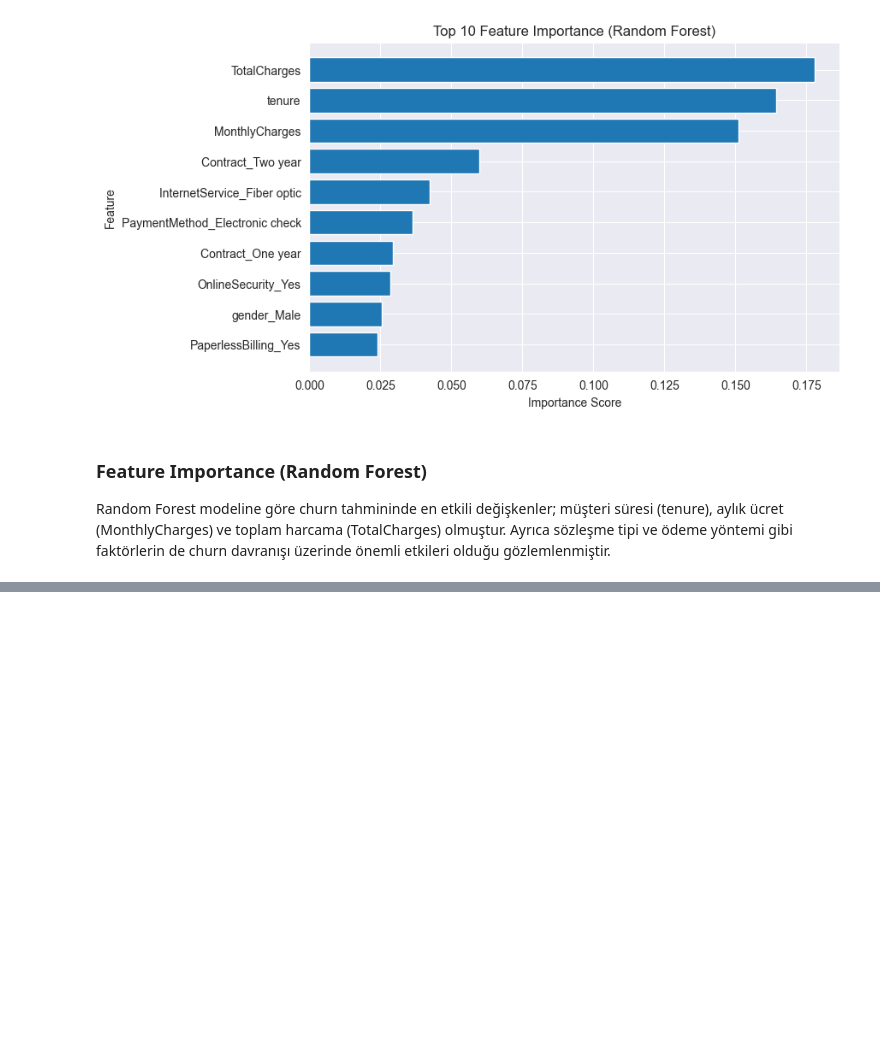
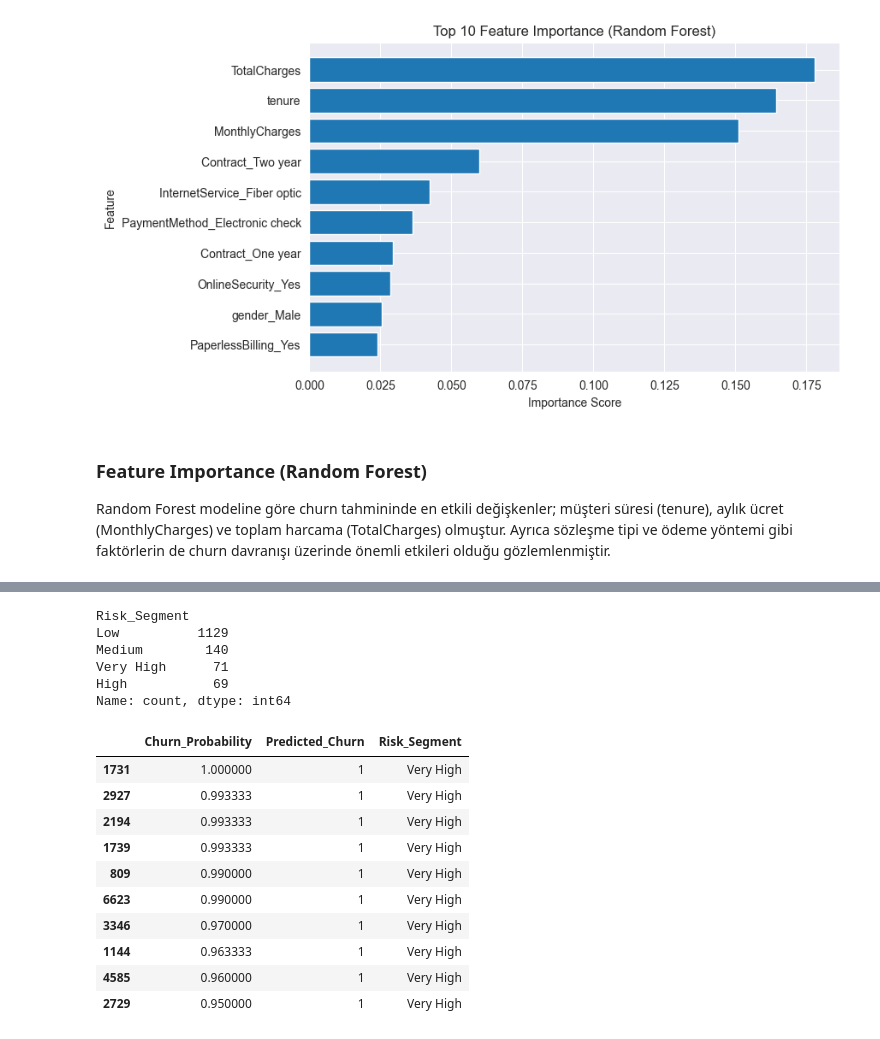
Before and after one commit to berfinerk/telco-customer-churn-analysis, a Jupyter notebook: notebooks/03_random_forest.ipynb, the cells around one changed output, grey strips where cells are left out. Drawn from its saved outputs; the diff is of its cells as text; code cells hidden in the pictures; blank space fills up the shorter version.

Commit message:
Add churn risk segmentation and campaign targeting
Segmented customers by churn probability and identified high-risk campaign targets

```diff
--- a/notebooks/03_random_forest.ipynb
+++ b/notebooks/03_random_forest.ipynb
@@ -174,3 +174,11 @@ plt.show()
 Random Forest modeline göre churn tahmininde en etkili değişkenler;
 müşteri süresi (tenure), aylık ücret (MonthlyCharges) ve toplam harcama (TotalCharges) olmuştur.
 Ayrıca sözleşme tipi ve ödeme yöntemi gibi faktörlerin de churn davranışı üzerinde önemli etkileri olduğu gözlemlenmiştir.
+# %%
+import pandas as pd
+final_threshold = 0.35
+risk_df = pd.DataFrame({
+    "Churn_Probability": y_proba,
+    "Predicted_Churn": (y_proba > final_threshold).astype(int)
+}, index=X_test.index)
+risk_df.head()
@@ -176,0 +192,32 @@ Ayrıca sözleşme tipi ve ödeme yöntemi gibi faktörlerin de churn davranış
+# %%
+risk_df["Risk_Segment"] = pd.qcut(
+    risk_df["Churn_Probability"],
+    q=[0, 0.8, 0.9, 0.95, 1.0],
+    labels=["Low", "Medium", "High","Very High"]
+)
+risk_df["Risk_Segment"].value_counts()
+# %% [output]
+Risk_Segment
+Low          1129
+Medium        140
+Very High      71
+High           69
+Name: count, dtype: int64
+# %%
+campaign_targets = risk_df[risk_df["Risk_Segment"] == "Very High"]
+
+campaign_targets.sort_values(
+    "Churn_Probability",ascending=False
+).head(10)
+# %% [output]
+|  | Churn_Probability | Predicted_Churn | Risk_Segment |
+| 1731 | 1.000000 | 1 | Very High |
+| 2927 | 0.993333 | 1 | Very High |
+| 2194 | 0.993333 | 1 | Very High |
+| 1739 | 0.993333 | 1 | Very High |
+| 809 | 0.990000 | 1 | Very High |
+| 6623 | 0.990000 | 1 | Very High |
+| 3346 | 0.970000 | 1 | Very High |
+| 1144 | 0.963333 | 1 | Very High |
+| 4585 | 0.960000 | 1 | Very High |
+| 2729 | 0.950000 | 1 | Very High |
```
Also changed, not shown: parts of 2 cells of this notebook.
